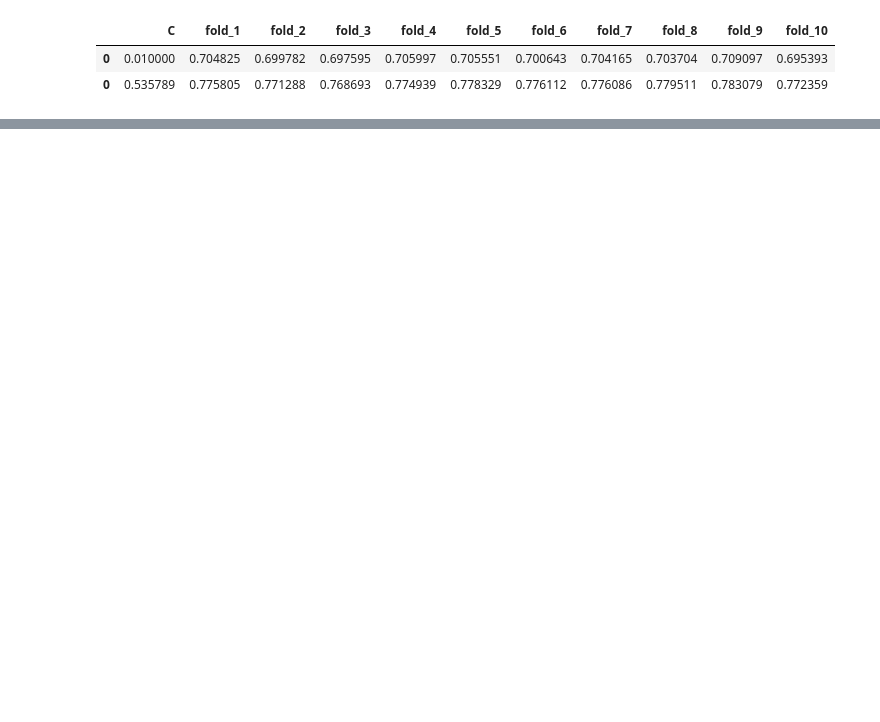
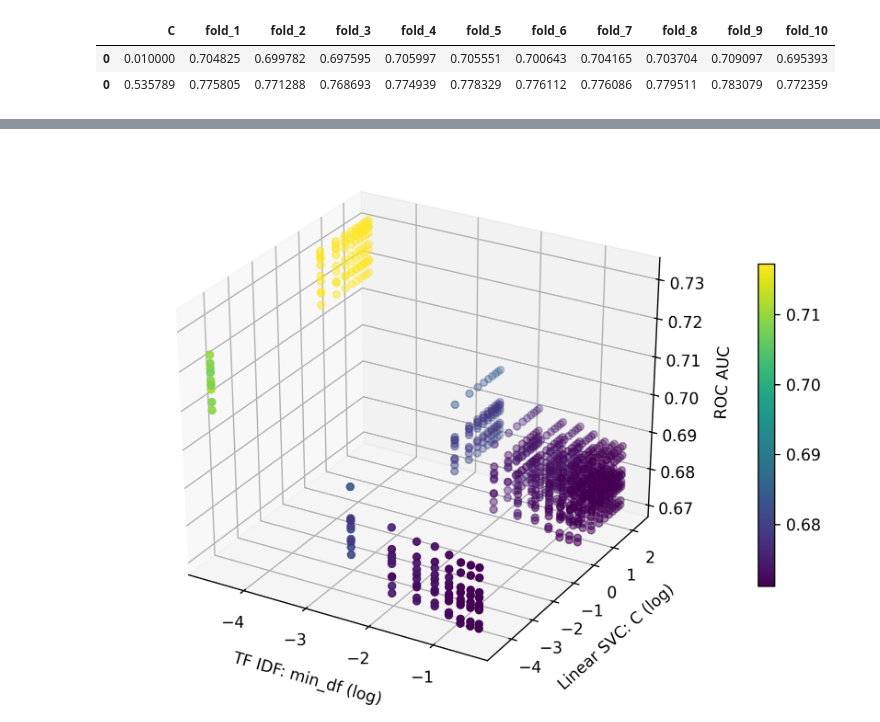
Before and after one commit to Tstrebe2/predicting-text-difficulty, a Jupyter notebook: sensitivity-analysis.ipynb, the cells around one changed output, grey strips where cells are left out. Saved outputs shown, nothing was run; the diff lists cells and outputs as text; code cells hidden in the pictures; blank space fills up the shorter version.

```diff
--- a/sensitivity-analysis.ipynb
+++ b/sensitivity-analysis.ipynb
@@ -174,0 +185,3 @@ df_cv_cp
+# %%
+df_cv_cp = pd.read_csv('/content/drive/MyDrive/milestone-ii/df_cv_cp.csv', sep='\t', index_col=0).reset_index(drop=True).dropna()
+df_cv_cp
@@ -174,0 +202,27 @@ df_cv_cp
+# %%
+from mpl_toolkits import mplot3d
+
+def plot_sensetivity_curve_3d(df):
+  x = np.log(df.iloc[:, 1].values)
+  y = np.log(df.iloc[:, 0].values)
+  z = df.iloc[:, 2:].values
+
+  fig = plt.figure(dpi=300, figsize=(7, 5))
+  ax = plt.axes(projection='3d')
+
+  p = None
+  for i in range(10):
+    p = ax.scatter(x, y, z[:, i], c=z[:, i], cmap='viridis')
+
+  ax.set_xlabel('TF IDF: min_df (log)', labelpad=8)
+  ax.set_ylabel('Linear SVC: C (log)', labelpad=8)
+  ax.set_zlabel('ROC AUC', labelpad=8)
+
+  fig.colorbar(p, shrink=.6)
+  fig.tight_layout()
+  plt.savefig('/content/drive/MyDrive/milestone-ii/sensitivity-mindf-c.png', format='png', orientation='landscape')
+  plt.show()
+
+plot_sensetivity_curve_3d(df_cv_cp)
+# %% [output]
+[figure, added]
```
Also changed, not shown: parts of 13 cells of this notebook.
